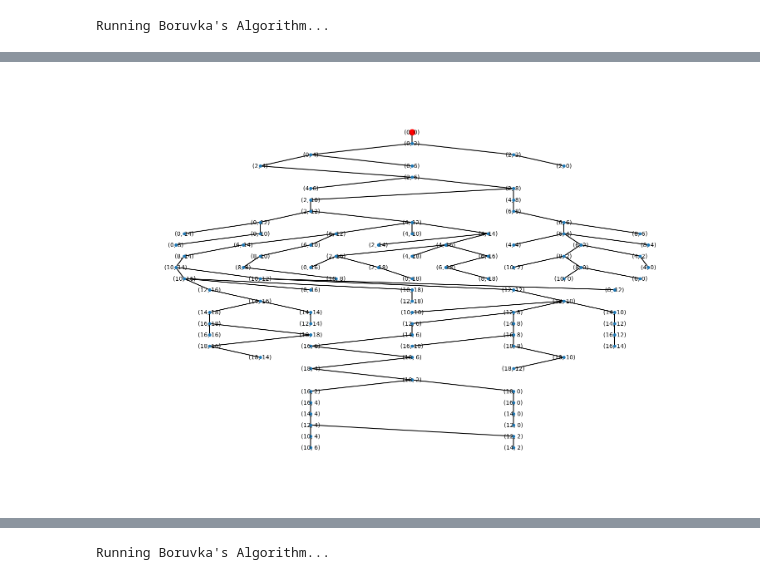
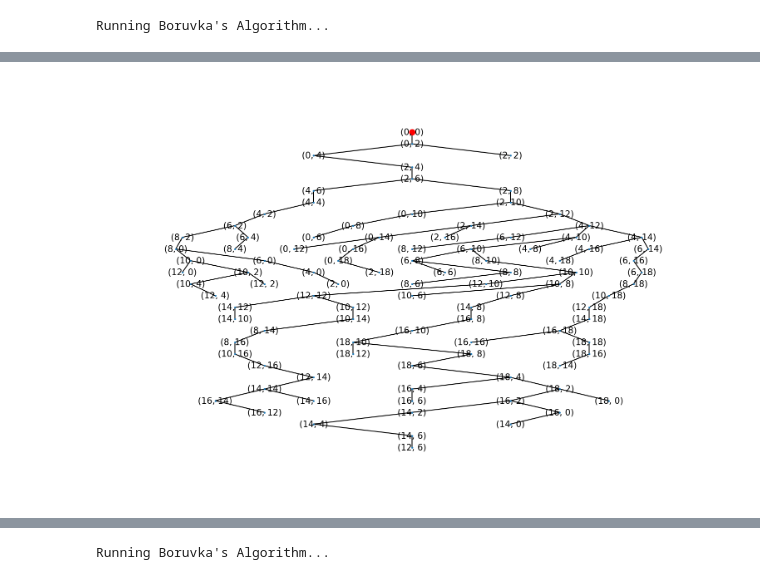
Before and after one commit to jamescalnan/Algorithms-that-Changed-the-World-CA, a Jupyter notebook: Boruvkas Algorithm.ipynb, the cells around one changed output, grey strips where cells are left out. Drawn from its saved outputs; the diff is of its cells as text; code cells hidden in the pictures.

```diff
--- a/Boruvkas Algorithm.ipynb
+++ b/Boruvkas Algorithm.ipynb
@@ -340,0 +29,19 @@ for node in nodes:
+# %%
+# Need a way to represent the graph easily so that the algorithm can be implemented
+# I will use a dictionary tp represent the graph
+# The keys will be the nodes and the values will be adjacent nodes
+# The graph will be undirected and weighted
+
+nodes = ['A', 'B', 'C', 'D', 'E', 'F']
+edges = {
+    ('A', 'B'): 3,
+    ('A', 'E'): 1,
+    ('A', 'C'): 6,
+    ('B', 'C'): 5,
+    ('B', 'D'): 9,
+    ('C', 'D'): 7,
+    ('C', 'F'): 11,
+    ('D', 'E'): 2,
+    ('E', 'F'): 3,
+    ('F', 'B'): 2
+}
@@ -404,50 +453,50 @@ maze
 # %%
-from collections import defaultdict
 def tree_layout(G, root_node, width=1.0, vert_gap=1.5):
-    # Use BFS to determine levels
+    # Compute the layout for a tree, positioning nodes in levels.
+
+    # Determine levels of each node using BFS
     levels = defaultdict(list)
     queue = [(root_node, 0)]
     while queue:
         node, level = queue.pop(0)
         levels[level].append(node)
+        # Add child nodes to the queue
         for child in set(G.neighbors(node)) - set(levels[level - 1]):
             queue.append((child, level + 1))
 
+    # Position nodes based on their level and order within the level
     pos = {}
     for level, nodes in levels.items():
-        # Horizontal position is determined by the order in the level list
         horiz_gap = width / (len(nodes) + 1)
         for i, node in enumerate(nodes):
             pos[node] = ((i + 1) * horiz_gap, -level * vert_gap)
 
     return pos
 
 def print_graph_maze(edges, root_node):
+    # Visualize the maze as a graph using a custom tree layout.
+
+    # Initialize a graph and add weighted edges
     G = nx.Graph()
-
-    # Adding weighted edges to the graph
     for (src, dst), weight in edges.items():
         G.add_edge(src, dst, weight=weight)
 
-    # Creating a layout with the specified root node
+    # Apply the custom tree layout
     pos = tree_layout(G, root_node)
 
-    # Draw the graph using the custom tree layout
-    plt.figure(figsize=(15, 10))  # Adjust the figure size as needed
-    nx.draw(G, pos, node_size=20, with_labels=True, font_size=10, width=1.5)
+    # Draw the graph
+    plt.figure(figsize=(15, 10))
+    nx.draw(G, pos, node_size=5, with_labels=True, font_size=15, width=1.5)
 
-    # Show edge weights
-    edge_labels = {(src, dst): G[src][dst]['weight'] for src, dst in G.edges()}
-    # nx.draw_networkx_edge_labels(G, pos, edge_labels=edge_labels, font_size=5)
+    # Highlight the root node
     nx.draw_networkx_nodes(G, pos, nodelist=[root_node], node_size=100, node_color='red')
-    # Set margins to prevent clipping of node labels and display the plot
     plt.margins(0.1)
     plt.show()
 
-
+# Specify the root node for the maze visualization
 root_node = (0, 0)
 print_graph_maze(maze, root_node)
 # %% [output]
-[figure, old version]
+[figure, new version]
 # %%
 def print_maze_nx(edges):
```
Also changed, not shown: parts of 66 cells of this notebook, 18 other files.
